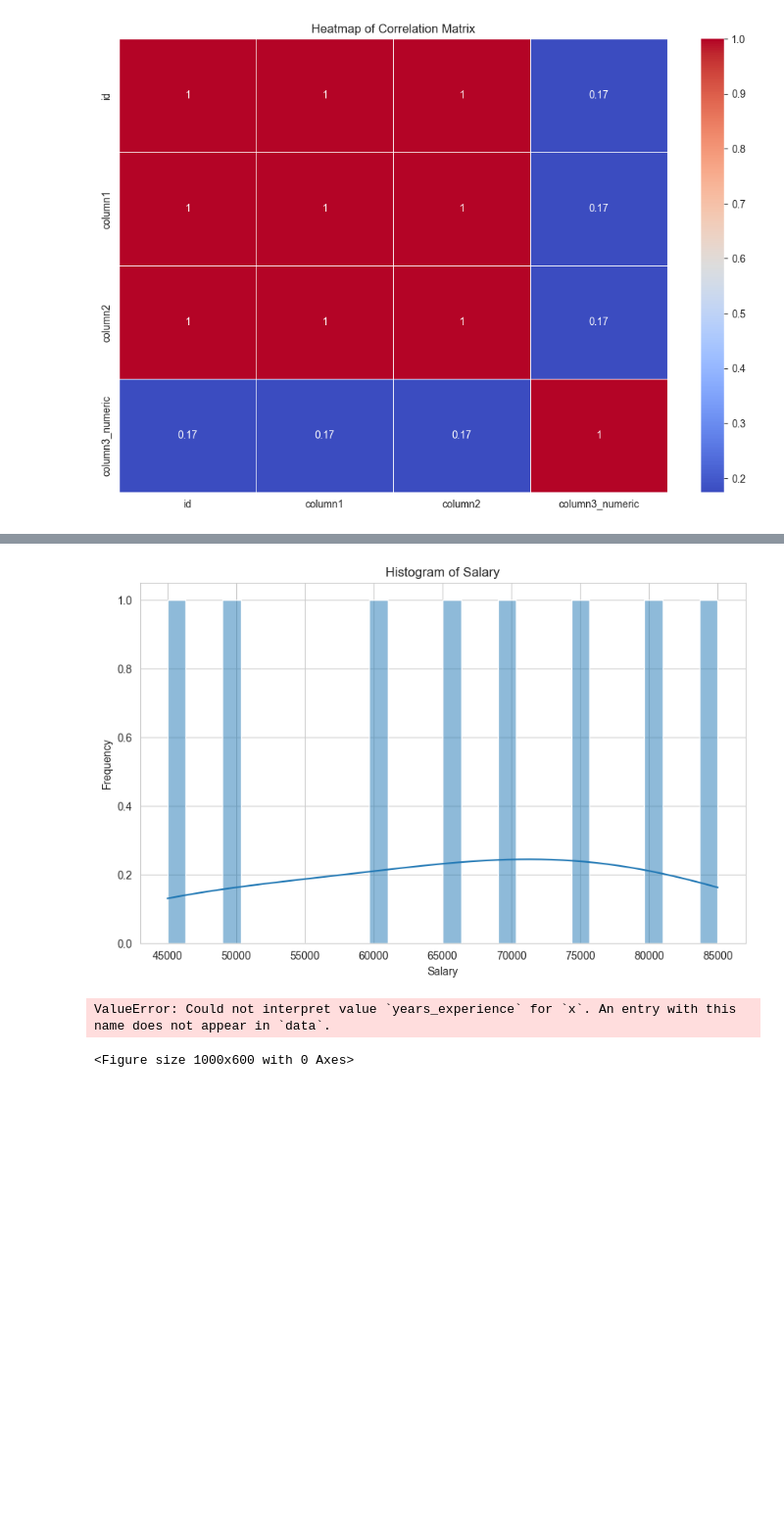
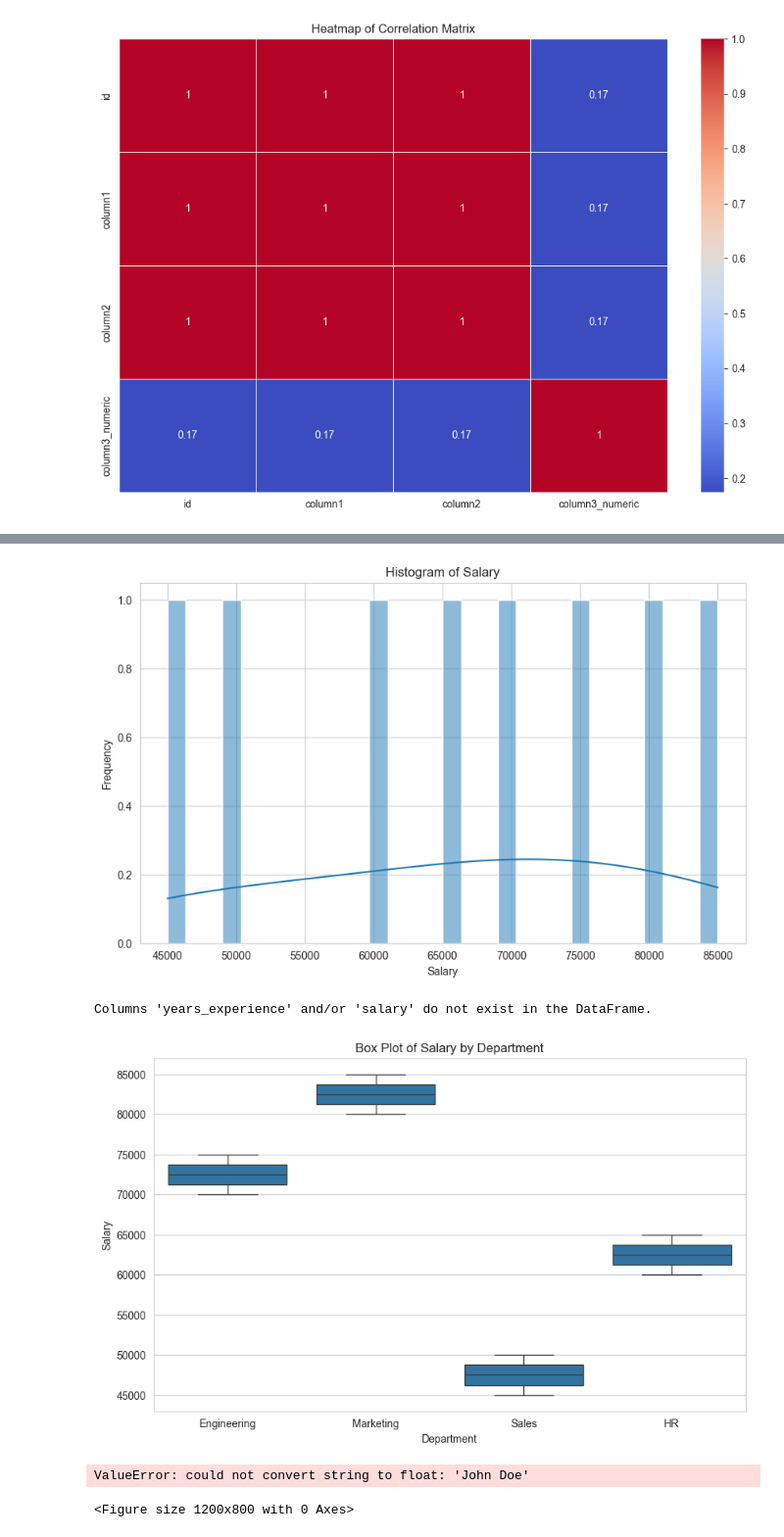
Before and after one commit to Ahmet-Acik/pandas_tutorial, a Jupyter notebook: data/tutorial-1.ipynb, the cells around one changed output, grey strips where cells are left out. Shown at 98% size. Drawn from its saved outputs; the diff is of its cells as text; code cells hidden in the pictures; blank space fills up the shorter version.

```diff
--- a/data/tutorial-1.ipynb
+++ b/data/tutorial-1.ipynb
@@ -355,12 +355,15 @@ plt.ylabel('Frequency')
 plt.show()
 
 # Plot a scatter plot between two columns
-plt.figure(figsize=(10, 6))
-sns.scatterplot(x='years_experience', y='salary', data=df)
-plt.title('Scatter Plot of Years Experience vs Salary')
-plt.xlabel('Years Experience')
-plt.ylabel('Salary')
-plt.show()
+if 'years_experience' in df.columns and 'salary' in df.columns:
+	plt.figure(figsize=(10, 6))
+	sns.scatterplot(x='years_experience', y='salary', data=df)
+	plt.title('Scatter Plot of Years Experience vs Salary')
+	plt.xlabel('Years Experience')
+	plt.ylabel('Salary')
+	plt.show()
+else:
+	print("Columns 'years_experience' and/or 'salary' do not exist in the DataFrame.")
 
 # Plot a box plot of a specific column
 plt.figure(figsize=(10, 6))
@@ -368,32 +371,34 @@ sns.boxplot(x='department', y='salary', data=df)
 plt.title('Box Plot of Salary by Department')
 plt.xlabel('Department')
 plt.ylabel('Salary')
 plt.show()
 
 # Plot a heatmap of the correlation matrix
 plt.figure(figsize=(12, 8))
 correlation_matrix = df.corr()
 sns.heatmap(correlation_matrix, annot=True, cmap='coolwarm', linewidths=0.5)
 plt.title('Heatmap of Correlation Matrix')
 plt.show()
 # %% [output]
 First few rows of the DataFrame:
    id            name  age   department  salary
 0   1        John Doe   28  Engineering   70000
 1   2      Jane Smith   34    Marketing   80000
 2   3     Emily Davis   22        Sales   45000
 3   4   Michael Brown   45           HR   60000
 4   5  Jessica Wilson   30  Engineering   75000
 
 Selected columns (name, department, salary):
              name   department  salary
 0        John Doe  Engineering   70000
 1      Jane Smith    Marketing   80000
 ... (36 lines left out)
 Sales          47500.0
 Name: salary, dtype: float64
 
 Column 'performance_score' does not exist in the DataFrame.
 [figure]
-ValueError: Could not interpret value `years_experience` for `x`. An entry with this name does not appear in `data`.
+Columns 'years_experience' and/or 'salary' do not exist in the DataFrame.
+[figure, added]
-<Figure size 1000x600 with 0 Axes>
+ValueError: could not convert string to float: 'John Doe'
+<Figure size 1200x800 with 0 Axes>
```
